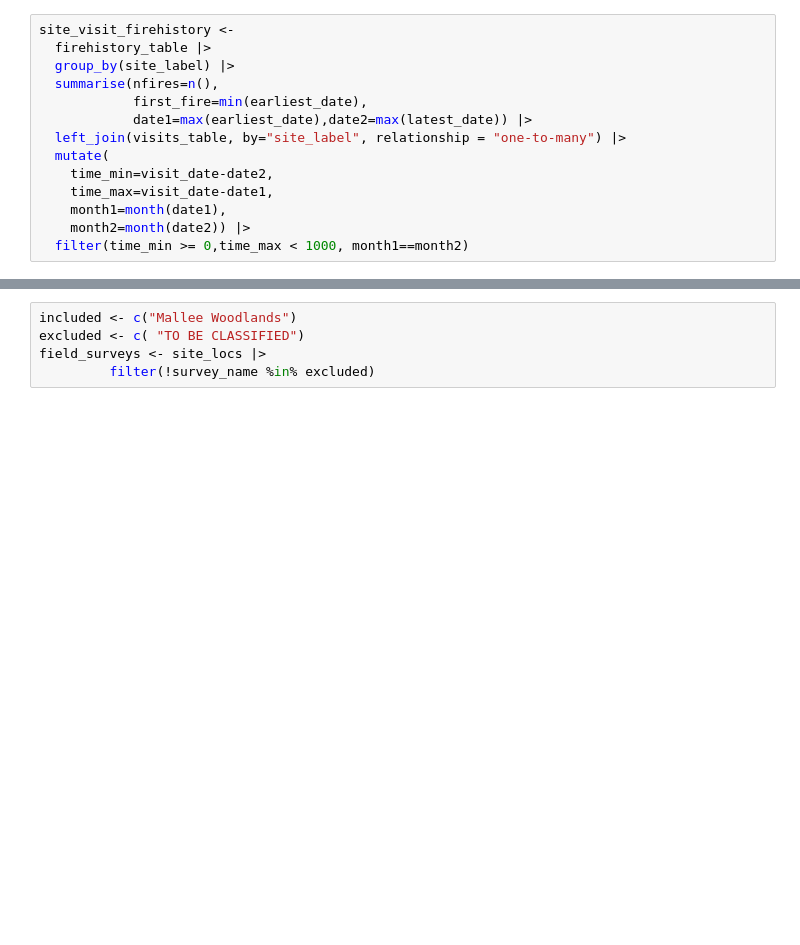
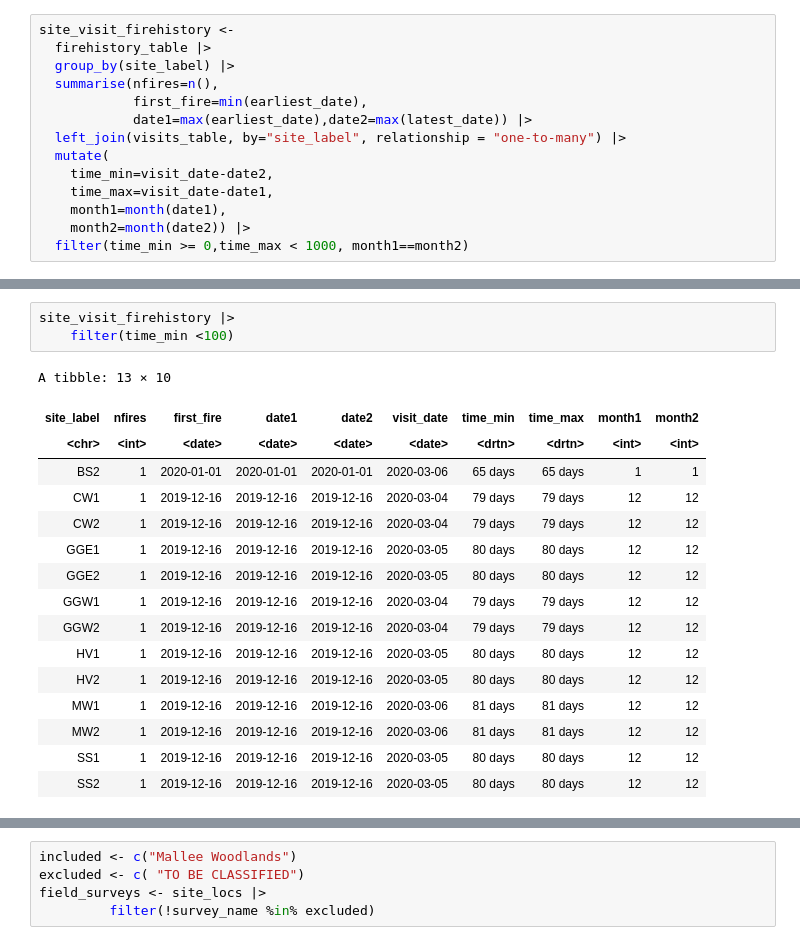
Before and after one commit to ces-unsw-edu-au/fireveg-analysis, a Jupyter notebook: Notebooks/Fire-history-field-visits.ipynb, the cells around one changed output, grey strips where cells are left out. Cells and saved outputs as stored; diff of their text form; blank space fills up the shorter version.

```diff
--- a/Notebooks/Fire-history-field-visits.ipynb
+++ b/Notebooks/Fire-history-field-visits.ipynb
@@ -112,0 +213,20 @@ site_visit_firehistory <-
+# %%
+site_visit_firehistory |>
+    filter(time_min <100)
+# %% [output]
+A tibble: 13 × 10
+| site_label | nfires | first_fire | date1 | date2 | visit_date | time_min | time_max | month1 | month2 |
+| <chr> | <int> | <date> | <date> | <date> | <date> | <drtn> | <drtn> | <int> | <int> |
+| BS2 | 1 | 2020-01-01 | 2020-01-01 | 2020-01-01 | 2020-03-06 | 65 days | 65 days | 1 | 1 |
+| CW1 | 1 | 2019-12-16 | 2019-12-16 | 2019-12-16 | 2020-03-04 | 79 days | 79 days | 12 | 12 |
+| CW2 | 1 | 2019-12-16 | 2019-12-16 | 2019-12-16 | 2020-03-04 | 79 days | 79 days | 12 | 12 |
+| GGE1 | 1 | 2019-12-16 | 2019-12-16 | 2019-12-16 | 2020-03-05 | 80 days | 80 days | 12 | 12 |
+| GGE2 | 1 | 2019-12-16 | 2019-12-16 | 2019-12-16 | 2020-03-05 | 80 days | 80 days | 12 | 12 |
+| GGW1 | 1 | 2019-12-16 | 2019-12-16 | 2019-12-16 | 2020-03-04 | 79 days | 79 days | 12 | 12 |
+| GGW2 | 1 | 2019-12-16 | 2019-12-16 | 2019-12-16 | 2020-03-04 | 79 days | 79 days | 12 | 12 |
+| HV1 | 1 | 2019-12-16 | 2019-12-16 | 2019-12-16 | 2020-03-05 | 80 days | 80 days | 12 | 12 |
+| HV2 | 1 | 2019-12-16 | 2019-12-16 | 2019-12-16 | 2020-03-05 | 80 days | 80 days | 12 | 12 |
+| MW1 | 1 | 2019-12-16 | 2019-12-16 | 2019-12-16 | 2020-03-06 | 81 days | 81 days | 12 | 12 |
+| MW2 | 1 | 2019-12-16 | 2019-12-16 | 2019-12-16 | 2020-03-06 | 81 days | 81 days | 12 | 12 |
+| SS1 | 1 | 2019-12-16 | 2019-12-16 | 2019-12-16 | 2020-03-05 | 80 days | 80 days | 12 | 12 |
+| SS2 | 1 | 2019-12-16 | 2019-12-16 | 2019-12-16 | 2020-03-05 | 80 days | 80 days | 12 | 12 |
```
Also changed, not shown: parts of 32 cells of this notebook.
